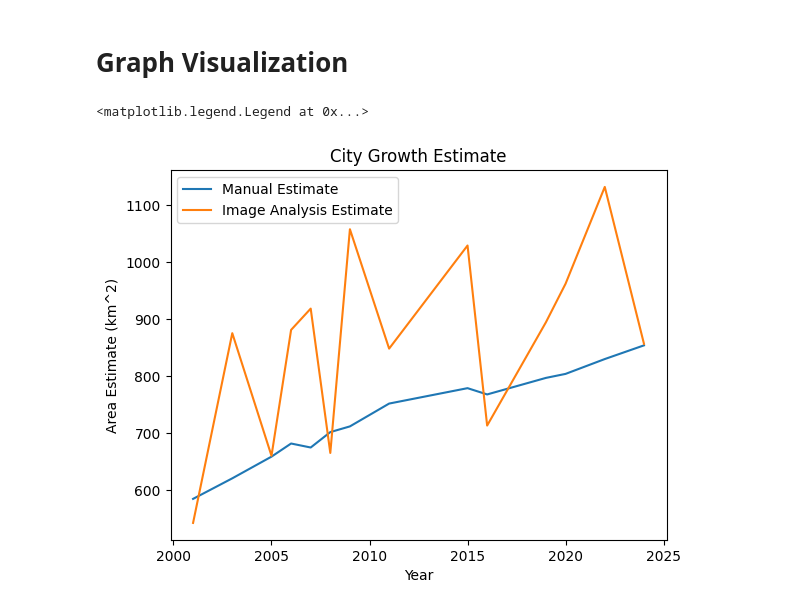
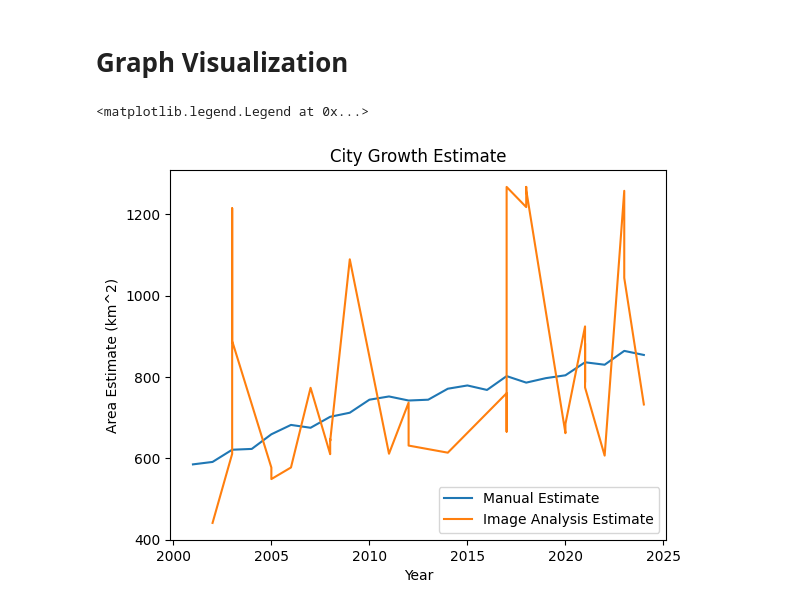
Before and after one commit to ctcastle/ENSF_612_City_Geospectors, a Jupyter notebook: City_Geospectors.ipynb, the cells around one changed output. Saved outputs shown, nothing was run; the diff lists cells and outputs as text; code cells hidden in the pictures.

```diff
--- a/City_Geospectors.ipynb
+++ b/City_Geospectors.ipynb
@@ -113,3 +408,27 @@ for im_fn in cleaned_df['Image Filename']:
+# %%
+if PROCESSING_METHOD != True:
+    # Choose green thresholding values
+    # lower_green = np.array([37, 40, 40]) # Hue, Saturation, Value
+    # upper_green = np.array([85, 255, 255])
+
+    # Extract the Red channel (index 2)
+
+
+    #grey = cv2.cvtColor(red_channel, cv2.COLOR_BGR2GRAY)
+
+
+    # Setup image list
+    images_processed = []
+    # Setup loop for processing images
+    for im_fn in cleaned_df['date']:
+        image = cv2.imread('./city_images/cleaned/basic_good_image_set/'+im_fn+'.jpg')
+        red_channel = image[:, :, 2]
+        blue_channel = image[:, :, 0]
+        ret, red_bitmask = cv2.threshold(red_channel, 60, 170, cv2.THRESH_BINARY)
+        ret, blue_bitmask = cv2.threshold(blue_channel, 75, 150, cv2.THRESH_BINARY)
+        result = cv2.bitwise_and(red_bitmask,blue_bitmask)
+        cv2.imwrite('./city_images/processed/basic_good_image_set/'+im_fn.split('.')[0]+'.bmp',red_bitmask)
+    # plt.imshow(image) # If you wnat to show an image, cv2.imshow() doesn't work well in notebooks, use plt instead
 # %% [markdown]
 # Image Analysis
 # %%
@@ -119,7 +438,7 @@ distance_height = 67 # km - determined from calculator: "
 
 area_per_year = []
 
-for im_fn in cleaned_df['Image Filename']:
+for im_fn in cleaned_df['date']:
     image = cv2.imread('./city_images/processed/basic_good_image_set/'+im_fn.split('.')[0]+'.bmp',cv2.IMREAD_GRAYSCALE)
 
     # Calculate sq km per pixel
@@ -142,15 +460,20 @@ print(len(area_per_year))
 # %%
-years = list(cleaned_df['Year'])
-manual_area = list(cleaned_df['Area Estimate'])
+years_manual = list(manual_df['year'])
+manual_area = list(manual_df['Area Estimate'])
+years_auto = cleaned_df['year']
+per_error = []
+for i in range(len(manual_area)):
+    error = (area_per_year[i] - manual_area[i])/manual_area[i]*100
+    per_error.append(error)
 # %% [markdown]
 # Graph Visualization
 # %%
-plt.plot(years,manual_area,label='Manual Estimate')
-plt.plot(years,area_per_year,label='Image Analysis Estimate')
+plt.plot(years_manual,manual_area,label='Manual Estimate')
+plt.plot(years_auto,area_per_year,label='Image Analysis Estimate')
 plt.xlabel('Year')
 plt.ylabel('Area Estimate (km^2)')
 plt.title('City Growth Estimate')
 plt.legend()
 # %% [output]
 <matplotlib.legend.Legend at 0x...>
-[figure, old version]
+[figure, new version]
```
Also changed, not shown: parts of 16 cells of this notebook, 30 other files.
